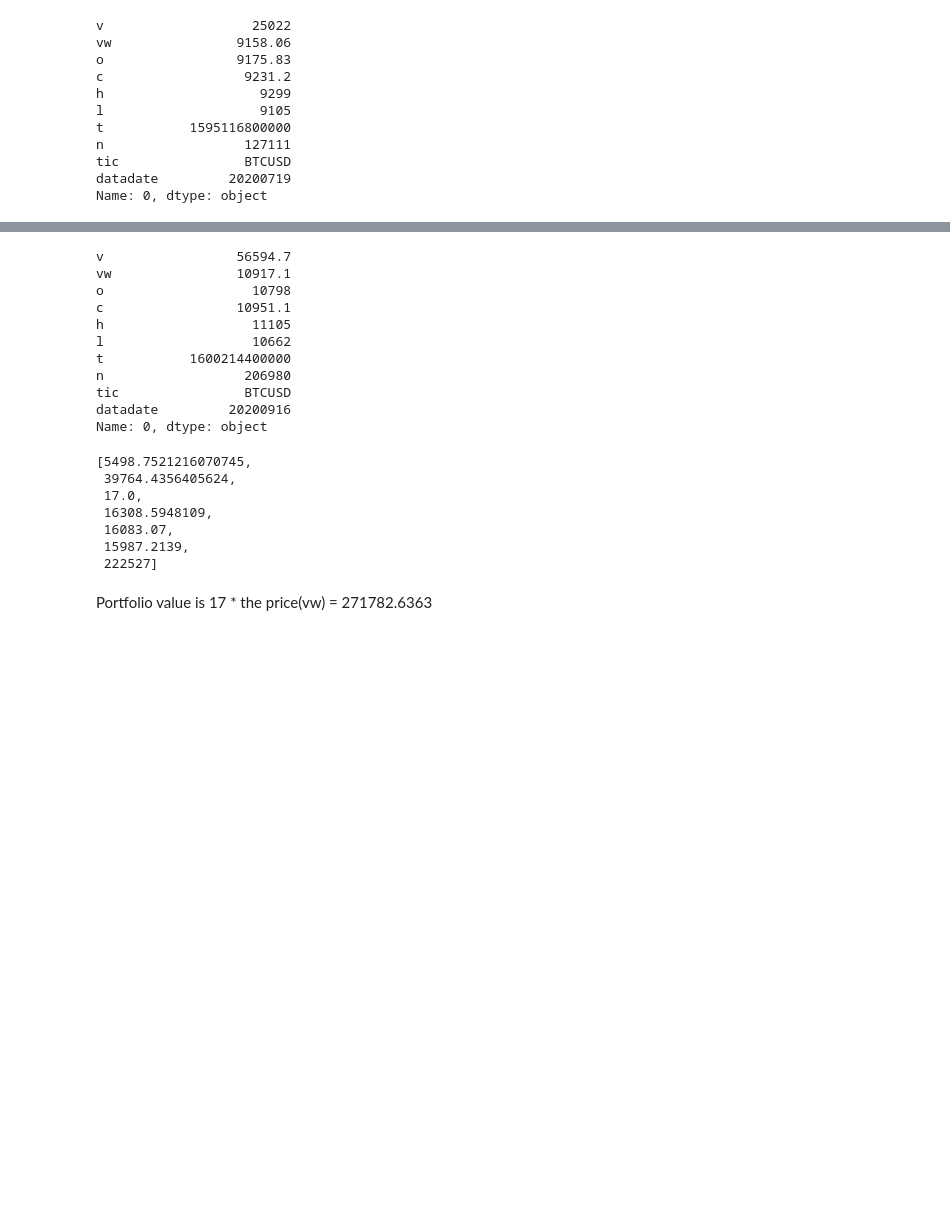
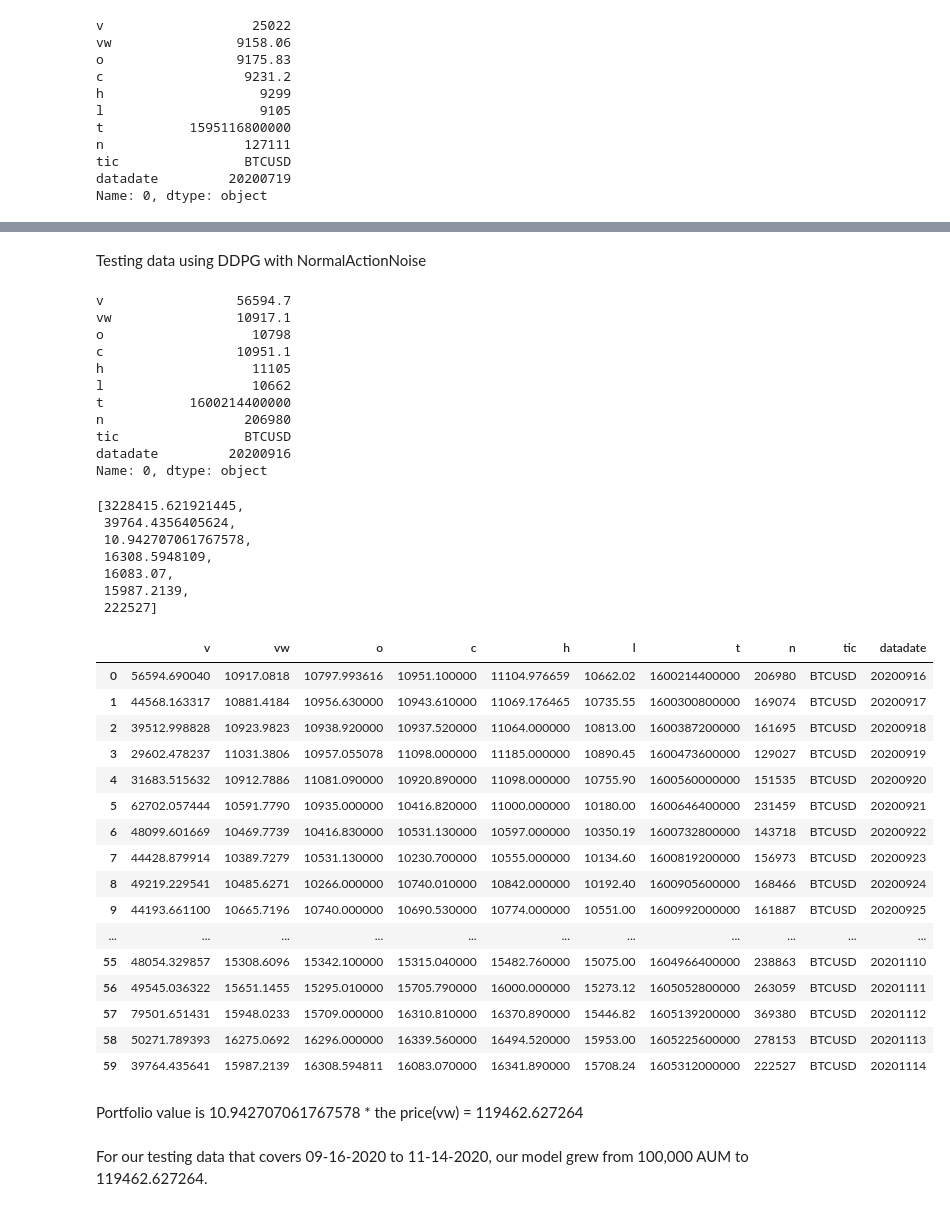
Before and after one commit to Jeromeschmidt/cryptoTrader, a Jupyter notebook: cryptoDataExploration.ipynb, the cells around one changed output, grey strips where cells are left out. Cells and saved outputs as stored; diff of their text form; code cells hidden in the pictures; blank space fills up the shorter version.

```diff
--- a/cryptoDataExploration.ipynb
+++ b/cryptoDataExploration.ipynb
@@ -1,5 +1,9 @@
 # %% [markdown]
 <a href="https://colab.research.google.com/github/Jeromeschmidt/cryptoTrader/blob/main/cryptoDataExploration.ipynb" target="_parent"><img src="https://colab.research.google.com/assets/colab-badge.svg" alt="Open In Colab"/></a>
+# %%
+# Get API key from https://polygon.io/
+
+API_KEY = ""
 # %%
 !pip install -r requirements.txt
 # %% [output]
@@ -64,5 +81,7 @@ Requirement already satisfied: idna<3,>=2.5 in /usr/local/lib/python3.7/dist-pac
 # %%
 import requests
+
+url = "https://api.polygon.io/v2/aggs/ticker/X:BTCUSD/range/5/minute/2020-10-14/2020-10-14?unadjusted=true&sort=asc&apiKey=" + API_KEY + ""
 
 response = requests.get(url)
 
@@ -266,6 +289,8 @@ test_df
 tickers = ["BTCUSD"]#, "ETHUSD"]
 
 for tic in tickers:
+
+  url2 = "https://api.polygon.io/v2/aggs/ticker/X:" + tic + "/range/1/day/2019-10-14/2020-11-14?unadjusted=false&sort=asc&apiKey=" + API_KEY + ""
 
   response2 = requests.get(url2)
 
@@ -661,3 +701,5 @@ From our models, the model with the highest Sharpe ratio was DDPG using Ornstein
+# %% [markdown]
+Testing data using DDPG with NormalActionNoise
 # %%
 # Testing data
 
@@ -665,7 +707,7 @@ env_test = DummyVecEnv([lambda: CrpytoEnvTrain(test_df)])
 obs_trade = env_test.reset()
 
 for i in range(len(test_df.index.unique())):
-    action, _states = modelDDPG.predict(obs_trade)
+    action, _states = modelDDPG2.predict(obs_trade)
     obs_trade, rewards, dones, info = env_test.step(action)
     if i == (len(test_df.index.unique()) - 2):
         # print(env_test.render())
@@ -686,12 +728,34 @@ n                  206980
 tic                BTCUSD
 datadate         20200916
 Name: 0, dtype: object
-[5498.7521216070745,
+[3228415.621921445,
  39764.4356405624,
- 17.0,
+ 10.942707061767578,
  16308.5948109,
  16083.07,
  15987.2139,
  222527]
+# %%
+test_df
+# %% [output]
+|  | v | vw | o | c | h | l | t | n | tic | datadate |
+| 0 | 56594.690040 | 10917.0818 | 10797.993616 | 10951.100000 | 11104.976659 | 10662.02 | 1600214400000 | 206980 | BTCUSD | 20200916 |
+| 1 | 44568.163317 | 10881.4184 | 10956.630000 | 10943.610000 | 11069.176465 | 10735.55 | 1600300800000 | 169074 | BTCUSD | 20200917 |
+| 2 | 39512.998828 | 10923.9823 | 10938.920000 | 10937.520000 | 11064.000000 | 10813.00 | 1600387200000 | 161695 | BTCUSD | 20200918 |
+| 3 | 29602.478237 | 11031.3806 | 10957.055078 | 11098.000000 | 11185.000000 | 10890.45 | 1600473600000 | 129027 | BTCUSD | 20200919 |
+| 4 | 31683.515632 | 10912.7886 | 11081.090000 | 10920.890000 | 11098.000000 | 10755.90 | 1600560000000 | 151535 | BTCUSD | 20200920 |
+| 5 | 62702.057444 | 10591.7790 | 10935.000000 | 10416.820000 | 11000.000000 | 10180.00 | 1600646400000 | 231459 | BTCUSD | 20200921 |
+| 6 | 48099.601669 | 10469.7739 | 10416.830000 | 10531.130000 | 10597.000000 | 10350.19 | 1600732800000 | 143718 | BTCUSD | 20200922 |
+| 7 | 44428.879914 | 10389.7279 | 10531.130000 | 10230.700000 | 10555.000000 | 10134.60 | 1600819200000 | 156973 | BTCUSD | 20200923 |
+| 8 | 49219.229541 | 10485.6271 | 10266.000000 | 10740.010000 | 10842.000000 | 10192.40 | 1600905600000 | 168466 | BTCUSD | 20200924 |
+| 9 | 44193.661100 | 10665.7196 | 10740.000000 | 10690.530000 | 10774.000000 | 10551.00 | 1600992000000 | 161887 | BTCUSD | 20200925 |
+| ... | ... | ... | ... | ... | ... | ... | ... | ... | ... | ... |
+| 55 | 48054.329857 | 15308.6096 | 15342.100000 | 15315.040000 | 15482.760000 | 15075.00 | 1604966400000 | 238863 | BTCUSD | 20201110 |
+| 56 | 49545.036322 | 15651.1455 | 15295.010000 | 15705.790000 | 16000.000000 | 15273.12 | 1605052800000 | 263059 | BTCUSD | 20201111 |
+| 57 | 79501.651431 | 15948.0233 | 15709.000000 | 16310.810000 | 16370.890000 | 15446.82 | 1605139200000 | 369380 | BTCUSD | 20201112 |
+| 58 | 50271.789393 | 16275.0692 | 16296.000000 | 16339.560000 | 16494.520000 | 15953.00 | 1605225600000 | 278153 | BTCUSD | 20201113 |
+| 59 | 39764.435641 | 15987.2139 | 16308.594811 | 16083.070000 | 16341.890000 | 15708.24 | 1605312000000 | 222527 | BTCUSD | 20201114 |
 # %% [markdown]
-Portfolio value is 17 * the price(vw) = 271782.6363
+Portfolio value is 10.942707061767578 * the price(vw) = 119462.627264
+# %% [markdown]
+For our testing data that covers 09-16-2020 to 11-14-2020, our model grew from 100,000 AUM to 119462.627264.
```
Also changed, not shown: parts of 23 cells of this notebook.
